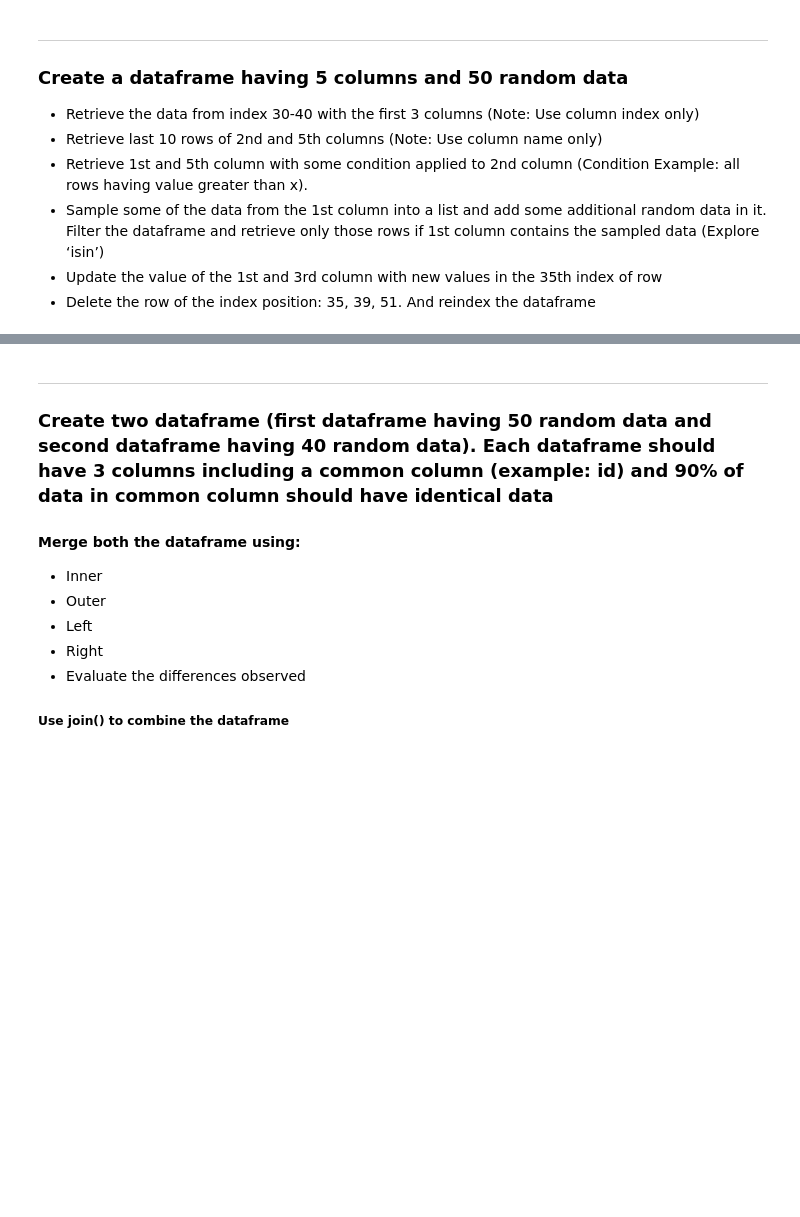
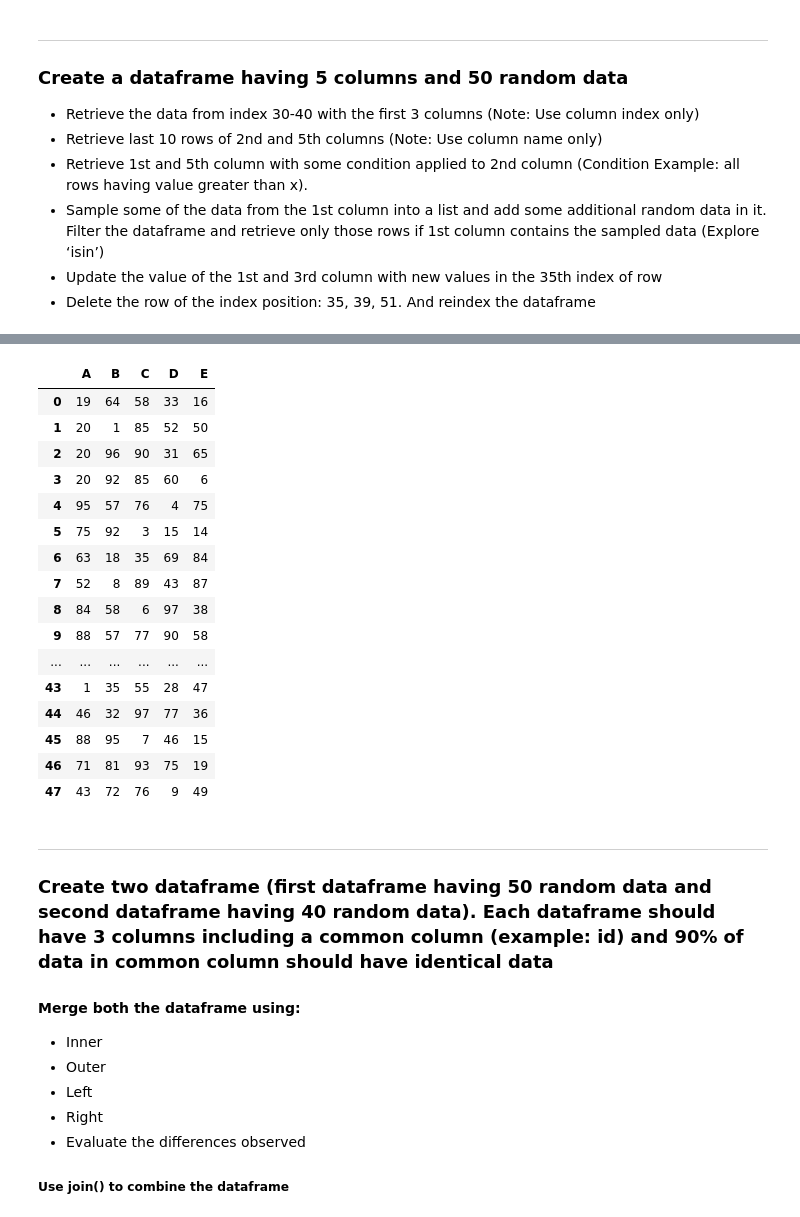
Before and after one commit to saras108/Intern, a Jupyter notebook: pandas/Untitled.ipynb, the cells around one changed output, grey strips where cells are left out. Cells and saved outputs as stored; diff of their text form; code cells hidden in the pictures; blank space fills up the shorter version.

```diff
--- a/pandas/Untitled.ipynb
+++ b/pandas/Untitled.ipynb
@@ -125,3 +197,23 @@ df.reset_index(drop = True , inplace=True) #resetting index
+# %%
+df
+# %% [output]
+|  | A | B | C | D | E |
+| 0 | 19 | 64 | 58 | 33 | 16 |
+| 1 | 20 | 1 | 85 | 52 | 50 |
+| 2 | 20 | 96 | 90 | 31 | 65 |
+| 3 | 20 | 92 | 85 | 60 | 6 |
+| 4 | 95 | 57 | 76 | 4 | 75 |
+| 5 | 75 | 92 | 3 | 15 | 14 |
+| 6 | 63 | 18 | 35 | 69 | 84 |
+| 7 | 52 | 8 | 89 | 43 | 87 |
+| 8 | 84 | 58 | 6 | 97 | 38 |
+| 9 | 88 | 57 | 77 | 90 | 58 |
+| ... | ... | ... | ... | ... | ... |
+| 43 | 1 | 35 | 55 | 28 | 47 |
+| 44 | 46 | 32 | 97 | 77 | 36 |
+| 45 | 88 | 95 | 7 | 46 | 15 |
+| 46 | 71 | 81 | 93 | 75 | 19 |
+| 47 | 43 | 72 | 76 | 9 | 49 |
 # %% [markdown]
 ***
 
```
Also changed, not shown: parts of 23 cells of this notebook.
